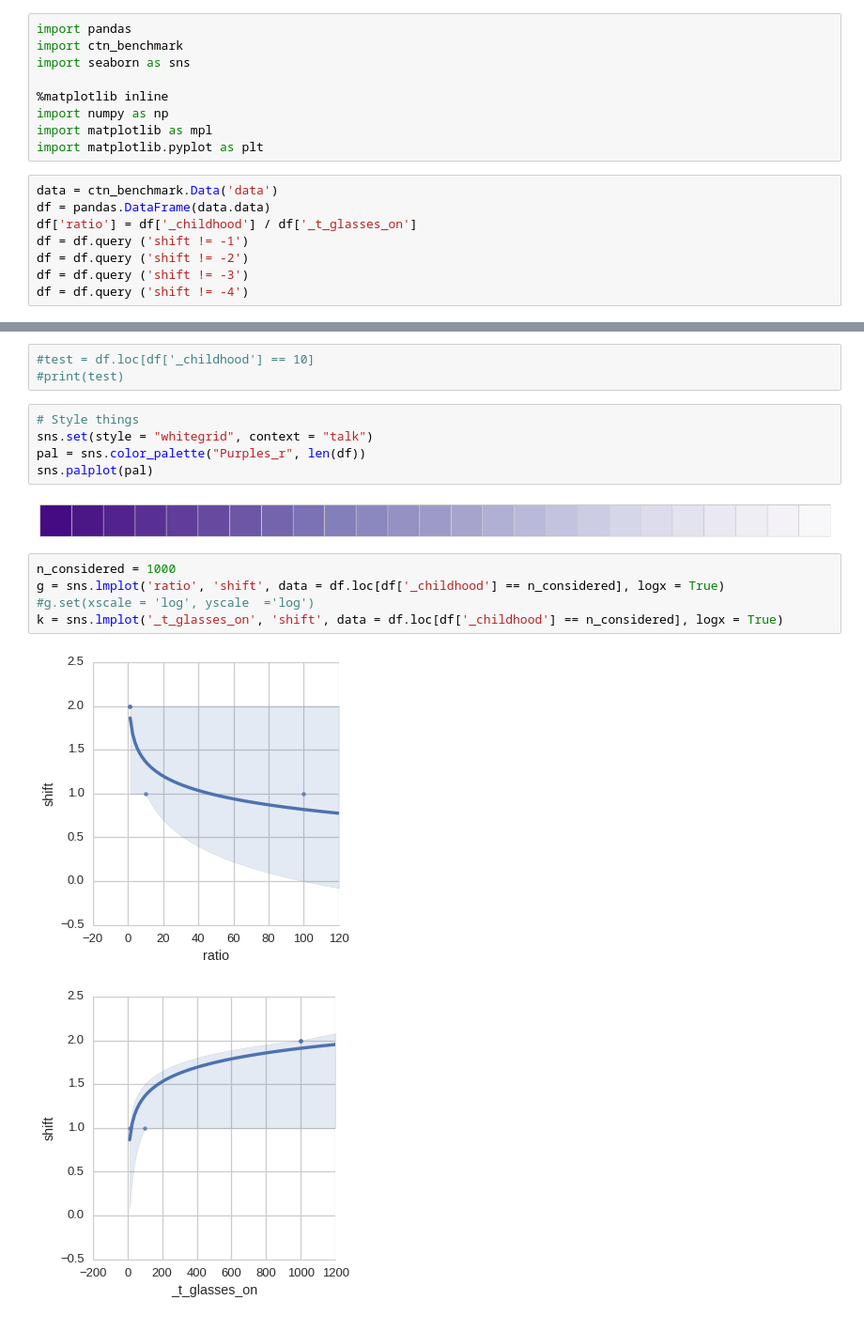
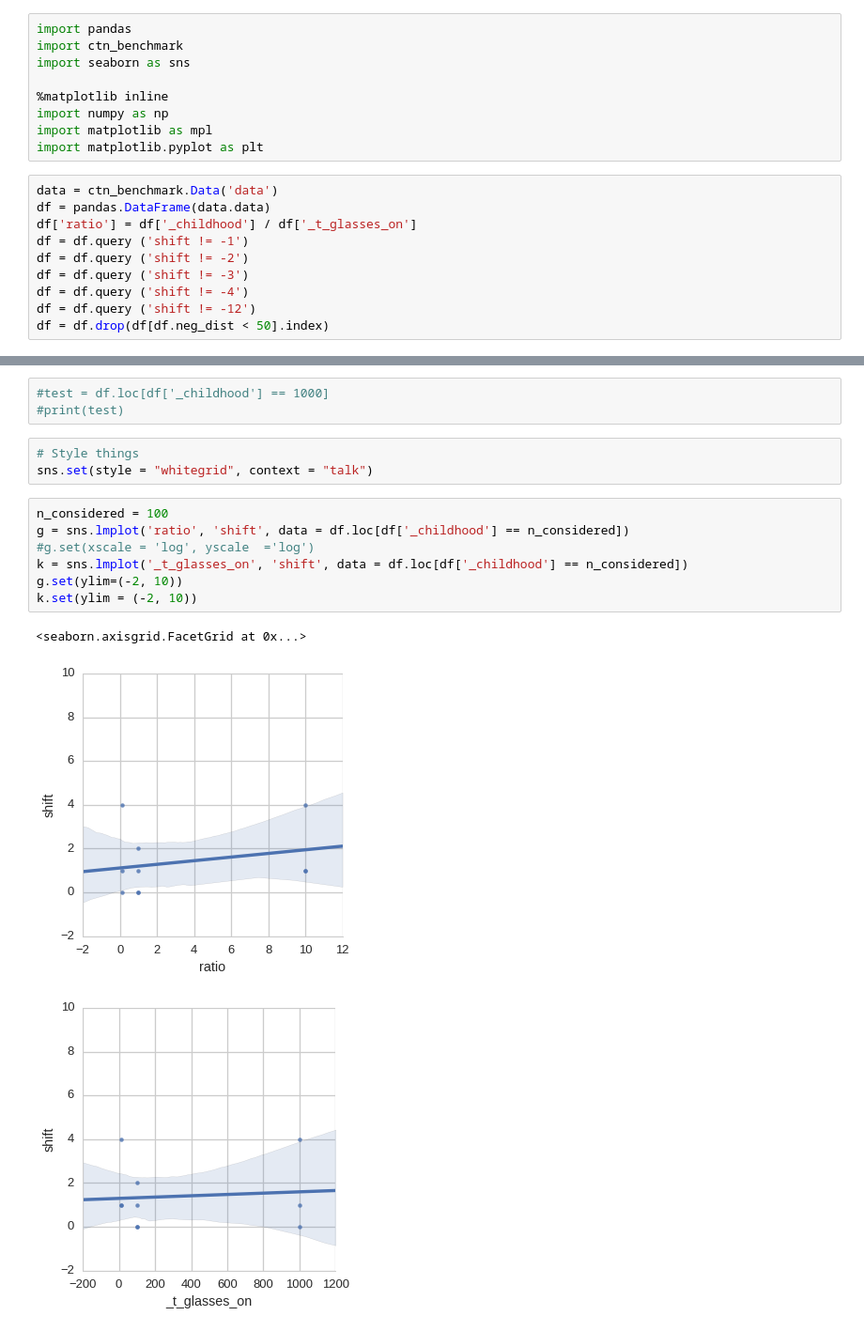
Before and after one commit to agaikova/owl, a Jupyter notebook: data analysis.ipynb, the cells around one changed output, grey strips where cells are left out. Shown at 94% size. Saved outputs shown, nothing was run; the diff lists cells and outputs as text.

```diff
--- a/data analysis.ipynb
+++ b/data analysis.ipynb
@@ -15,6 +15,8 @@ df = df.query ('shift != -1')
 df = df.query ('shift != -2')
 df = df.query ('shift != -3')
 df = df.query ('shift != -4')
+df = df.query ('shift != -12')
+df = df.drop(df[df.neg_dist < 50].index)
 # %%
 df
 # %% [output]
@@ -38,19 +40,18 @@ df
 # %%
-#test = df.loc[df['_childhood'] == 10]
+#test = df.loc[df['_childhood'] == 1000]
 #print(test)
 # %%
 # Style things
 sns.set(style = "whitegrid", context = "talk")
-pal = sns.color_palette("Purples_r", len(df))
-sns.palplot(pal)
-# %% [output]
-[figure, removed]
 # %%
-n_considered = 1000
-g = sns.lmplot('ratio', 'shift', data = df.loc[df['_childhood'] == n_considered], logx = True)
+n_considered = 100
+g = sns.lmplot('ratio', 'shift', data = df.loc[df['_childhood'] == n_considered])
 #g.set(xscale = 'log', yscale  ='log')
-k = sns.lmplot('_t_glasses_on', 'shift', data = df.loc[df['_childhood'] == n_considered], logx = True)
+k = sns.lmplot('_t_glasses_on', 'shift', data = df.loc[df['_childhood'] == n_considered])
+g.set(ylim=(-2, 10))
+k.set(ylim = (-2, 10))
 # %% [output]
+<seaborn.axisgrid.FacetGrid at 0x...>
-[figure, old version]
+[figure, new version]
-[figure, old version]
+[figure, new version]
 # %%
```
Also changed, not shown: parts of 3 cells of this notebook, 5 other files.
